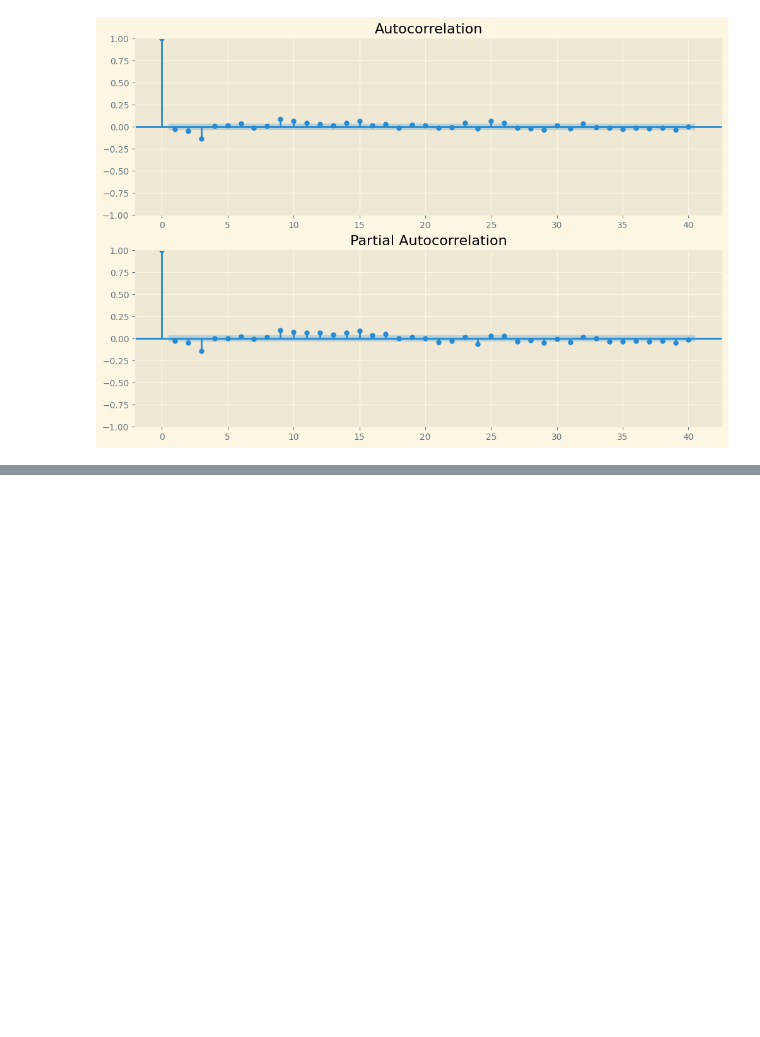
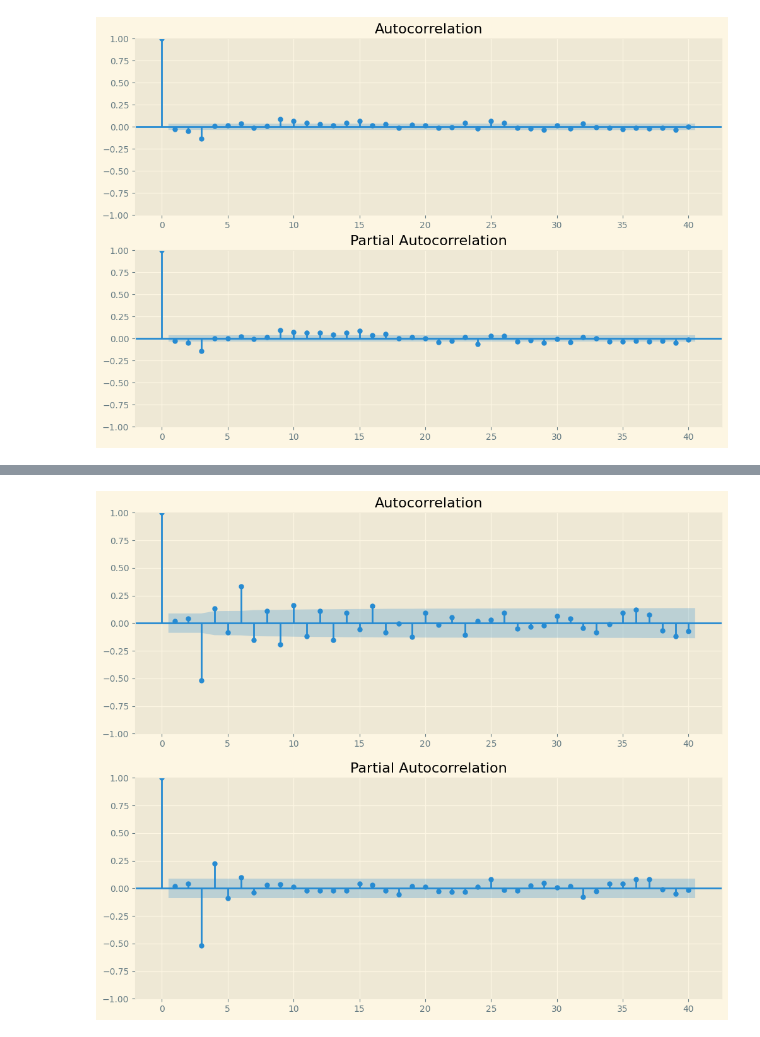
Before and after one commit to BlackBox-Ops/DS-Time-Series-Sunspot, a Jupyter notebook: notebooks/02_statistical_analyst.ipynb, the cells around one changed output, grey strips where cells are left out. Drawn from its saved outputs; the diff is of its cells as text; code cells hidden in the pictures; blank space fills up the shorter version.

```diff
--- a/notebooks/02_statistical_analyst.ipynb
+++ b/notebooks/02_statistical_analyst.ipynb
@@ -170,0 +201,10 @@ fig = sm.graphics.tsa.plot_pacf(resid, lags=40, ax=ax2)
+# %%
+arma_rvs = arma_t.generate_sample(nsample=500, burnin=250, scale=2.5)
+# %%
+fig = plt.figure(figsize=(12, 10))
+ax1 = fig.add_subplot(211)
+fig = sm.graphics.tsa.plot_acf(arma_rvs, lags=40, ax=ax1)
+ax2 = fig.add_subplot(212)
+fig = sm.graphics.tsa.plot_pacf(arma_rvs, lags=40, ax=ax2)
+# %% [output]
+[figure, added]
```
Also changed, not shown: parts of 17 cells of this notebook.
